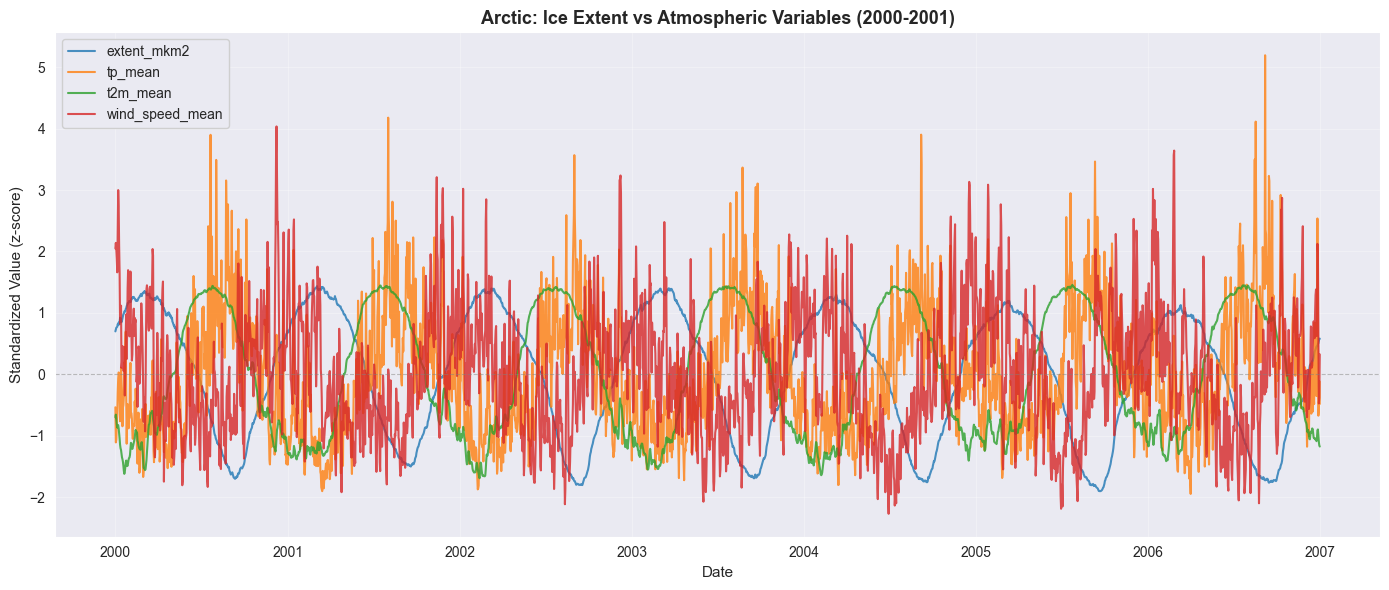
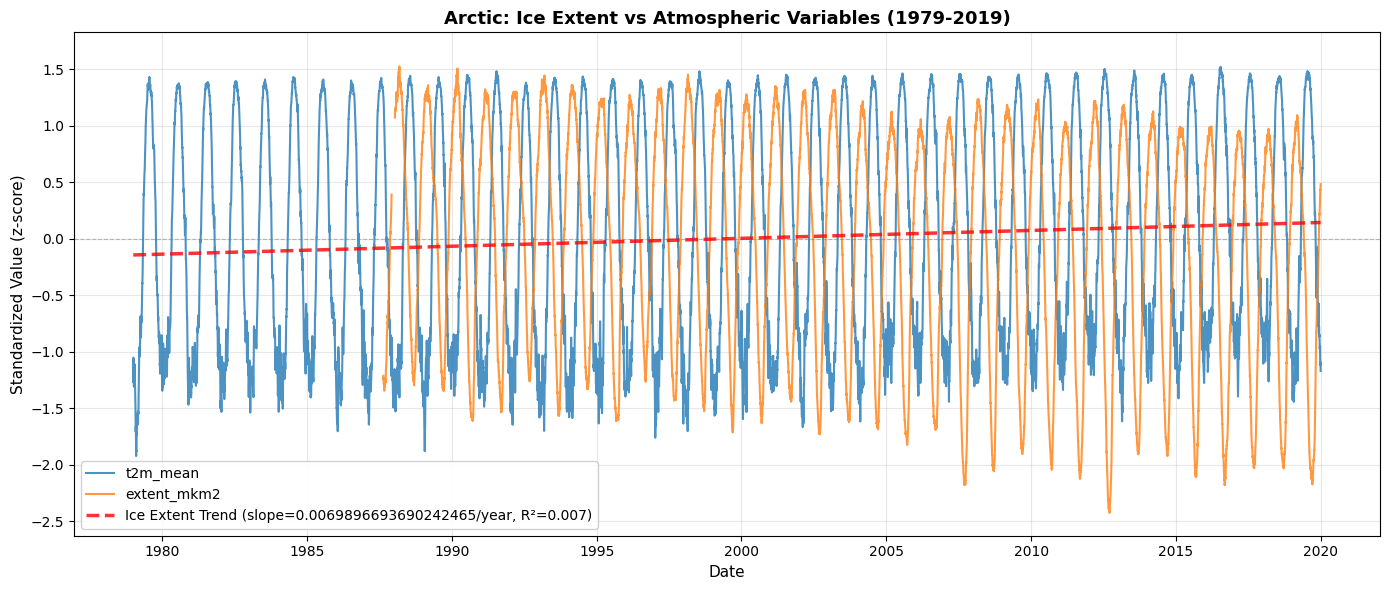
Code edit (unified diff) that turned the first committed figure into the second:
--- before
+++ after
@@ -1,6 +1,20 @@
 fig, ax = plot_standardized_comparison(
     data,
-    columns=['extent_mkm2', 'tp_mean', 't2m_mean', 'wind_speed_mean'],
-    title='Arctic: Ice Extent vs Atmospheric Variables (2000-2006)'
+    columns=['t2m_mean', 'extent_mkm2'],
+    title='Arctic: Ice Extent vs Atmospheric Variables (1979-2019)'
 )
+
+from scipy import stats
+
+x = np.arange(len(data))
+extent_standardized = (data['t2m_mean'] - data['t2m_mean'].mean()) / data['t2m_mean'].std()
+
+slope, intercept, r_value, p_value, std_err = stats.linregress(x, extent_standardized)
+trend_line = slope * x + intercept
+
+ax.plot(data['date'], trend_line, 'r--', linewidth=2.5, alpha=0.8,
+        label=f'Ice Extent Trend (slope={slope* 365 }/year, R²={r_value**2:.3f})')
+
+ax.legend(loc='best', fontsize=10, framealpha=0.9)
+
 plt.show()

Commit: updated EDA notebook: refined data loading parameters, adjusted visualization, added trend analysis using linear regression